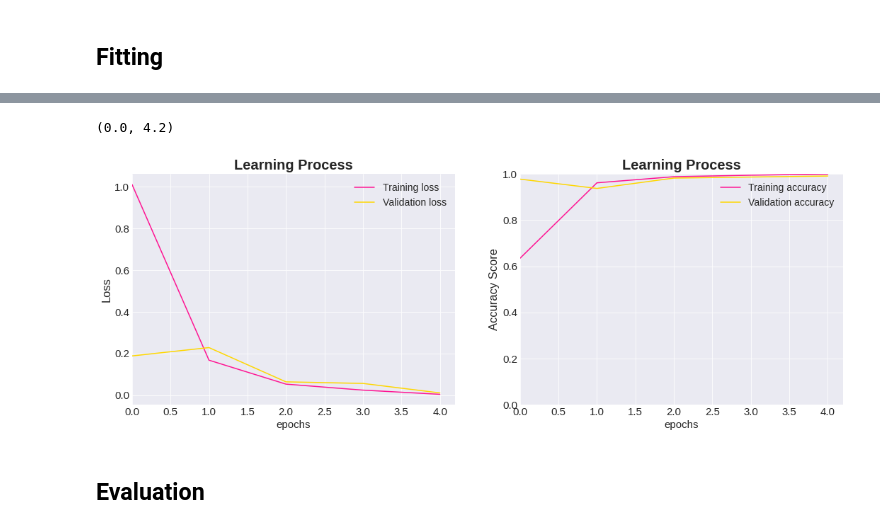
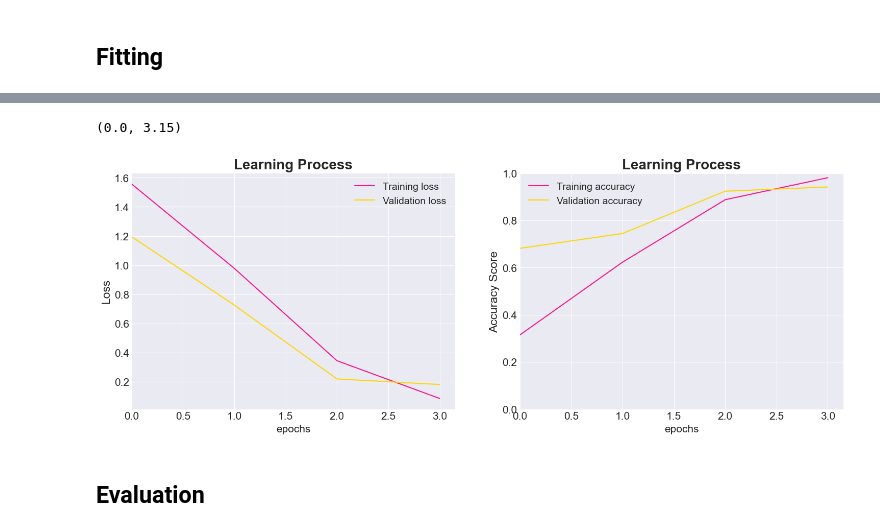
Before and after one commit to m-nanda/TF_NLP_App, a Jupyter notebook: TF_NLP.ipynb, the cells around one changed output, grey strips where cells are left out. Drawn from its saved outputs; the diff is of its cells as text; code cells hidden in the pictures.

```diff
--- a/TF_NLP.ipynb
+++ b/TF_NLP.ipynb
@@ -47,6 +27,6 @@ Mounted at /drive
 # %%
 # loading data
-data = pd.read_csv('bbc-text.csv')
+data = pd.read_csv('https://raw.githubusercontent.com/mdsohaib/BBC-News-Classification/refs/heads/master/bbc-text.csv')
 
 # check top-5 data
 data.head()
@@ -339,12 +322,12 @@ tf.random.set_seed(42)
 class myCallback(tf.keras.callbacks.Callback):
     def on_epoch_end(self, epoch, logs={}):
         if logs.get('accuracy')>0.93 and (logs.get('val_accuracy') > 0.93) \
-           and logs.get('loss')<0.05 and (logs.get('val_loss')<0.05):
-            print('\n\nAcc & Val Acc reach more than 93%, Loss and Val Loss has below 0.05, stop training...')
+           and logs.get('loss')<0.2 and (logs.get('val_loss')<0.2):
+            print('\n\nAcc & Val Acc reach more than 93%, Loss and Val Loss has below 0.2, stop training...')
             self.model.stop_training = True
 
 model = tf.keras.Sequential(name='Simple_NLP_Model', layers=[
-            tf.keras.layers.Embedding(vocab_size, embedding_dim, input_length=max_length),
+            tf.keras.layers.Embedding(vocab_size, embedding_dim, input_shape=(max_length,)),
             tf.keras.layers.Bidirectional(tf.keras.layers.LSTM(50, return_sequences=True)),
             tf.keras.layers.GlobalAveragePooling1D(),
             tf.keras.layers.Dropout(.36),
@@ -401,26 +385,26 @@ Wall time: 1min 32s
 # %%
-plt.style.use('seaborn-darkgrid')
+plt.style.use('seaborn-v0_8-darkgrid')
 fig, axs = plt.subplots(nrows=1, ncols=2, figsize=(18,6))
 axs[0].plot(history.history['loss'], color='deeppink', label='Training loss')
 axs[0].plot(history.history['val_loss'], color='gold', label='Validation loss')
 axs[0].set_title('Learning Process', fontsize=20, fontweight='heavy')
 axs[0].set_xlabel('epochs', fontsize=15)
 axs[0].set_ylabel('Loss', fontsize=16.5)
 axs[0].tick_params(axis='both', labelsize=15)
 axs[0].legend(loc='best', shadow=True, prop={'size': 14})
 axs[0].set_xlim(left=0)
 axs[1].plot(history.history['accuracy'], color='deeppink', label='Training accuracy')
 axs[1].plot(history.history['val_accuracy'], color='gold', label='Validation accuracy')
 axs[1].set_title('Learning Process', fontsize=20, fontweight='heavy')
 axs[1].set_xlabel('epochs', fontsize=15)
 axs[1].set_ylabel('Accuracy Score', fontsize=16.5)
 axs[1].set_ylim(0,1)
 axs[1].tick_params(axis='both', labelsize=15)
 axs[1].legend(loc='best', shadow=True, prop={'size': 14})
 axs[1].set_xlim(left=0)
 # %% [output]
-(0.0, 4.2)
+(0.0, 3.15)
-[figure, old version]
+[figure, new version]
 # %% [markdown]
 ## Evaluation
 # %%
```
Also changed, not shown: parts of 18 cells of this notebook, 6 other files.
